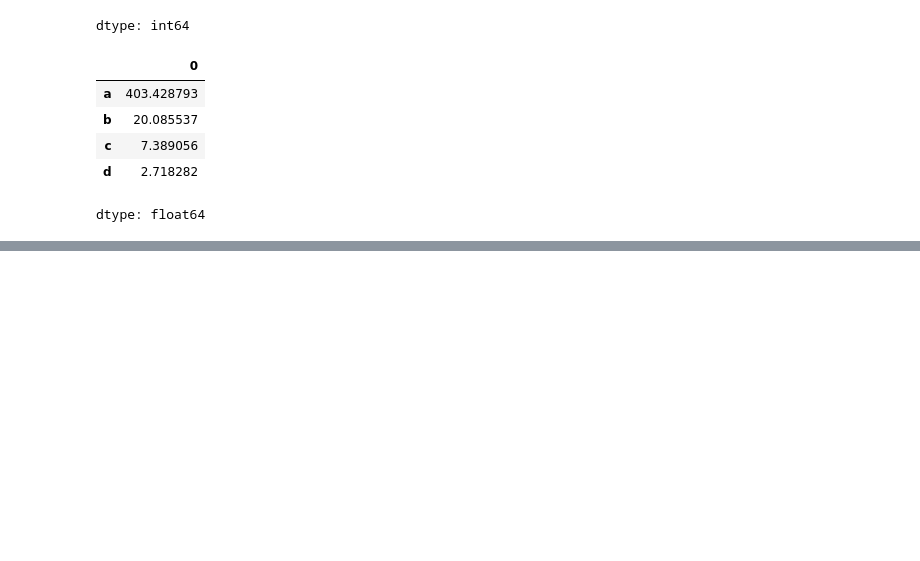
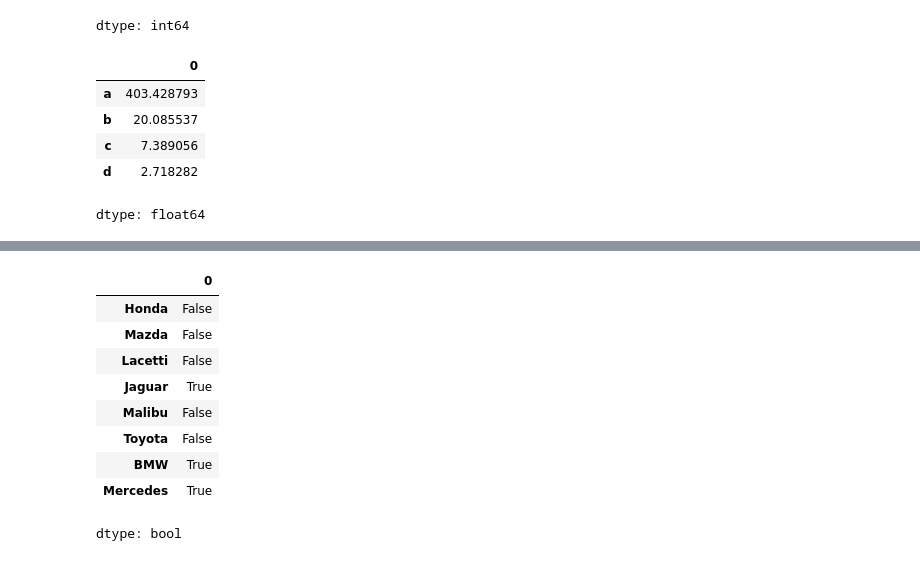
Before and after one commit to yusufbek-murodov/pandas-lessons, a Jupyter notebook: Pandas.ipynb, the cells around one changed output, grey strips where cells are left out. Saved outputs shown, nothing was run; the diff lists cells and outputs as text; code cells hidden in the pictures; blank space fills up the shorter version.

```diff
--- a/Pandas.ipynb
+++ b/Pandas.ipynb
@@ -95,0 +153,13 @@ dtype: float64
+# %%
+cars2.isnull() # qiymat null (mavjud emasligini) tekshirish uchun
+# %% [output]
+|  | 0 |
+| Honda | False |
+| Mazda | False |
+| Lacetti | False |
+| Jaguar | True |
+| Malibu | False |
+| Toyota | False |
+| BMW | True |
+| Mercedes | True |
+dtype: bool
```
Also changed, not shown: parts of 36 cells of this notebook.
